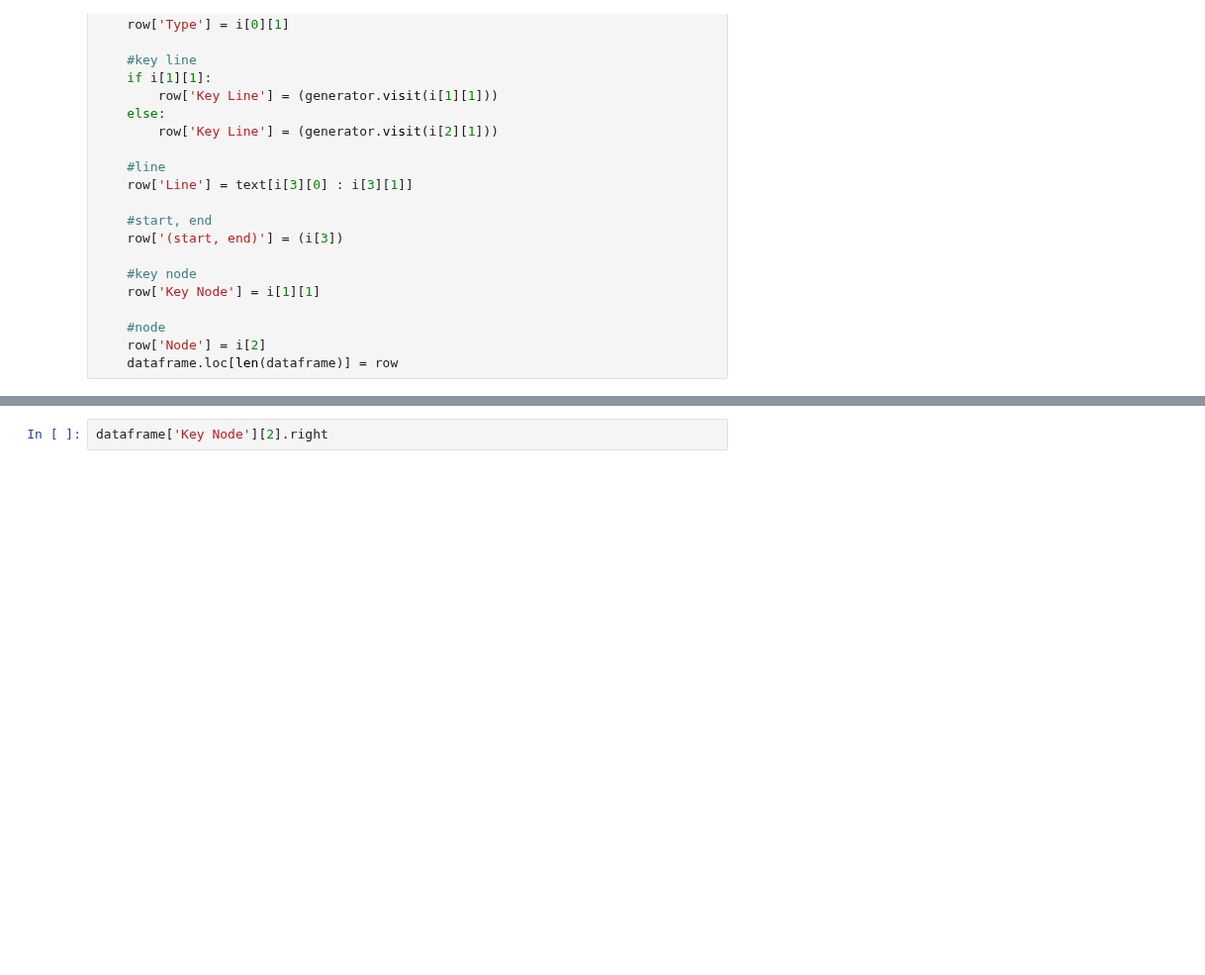
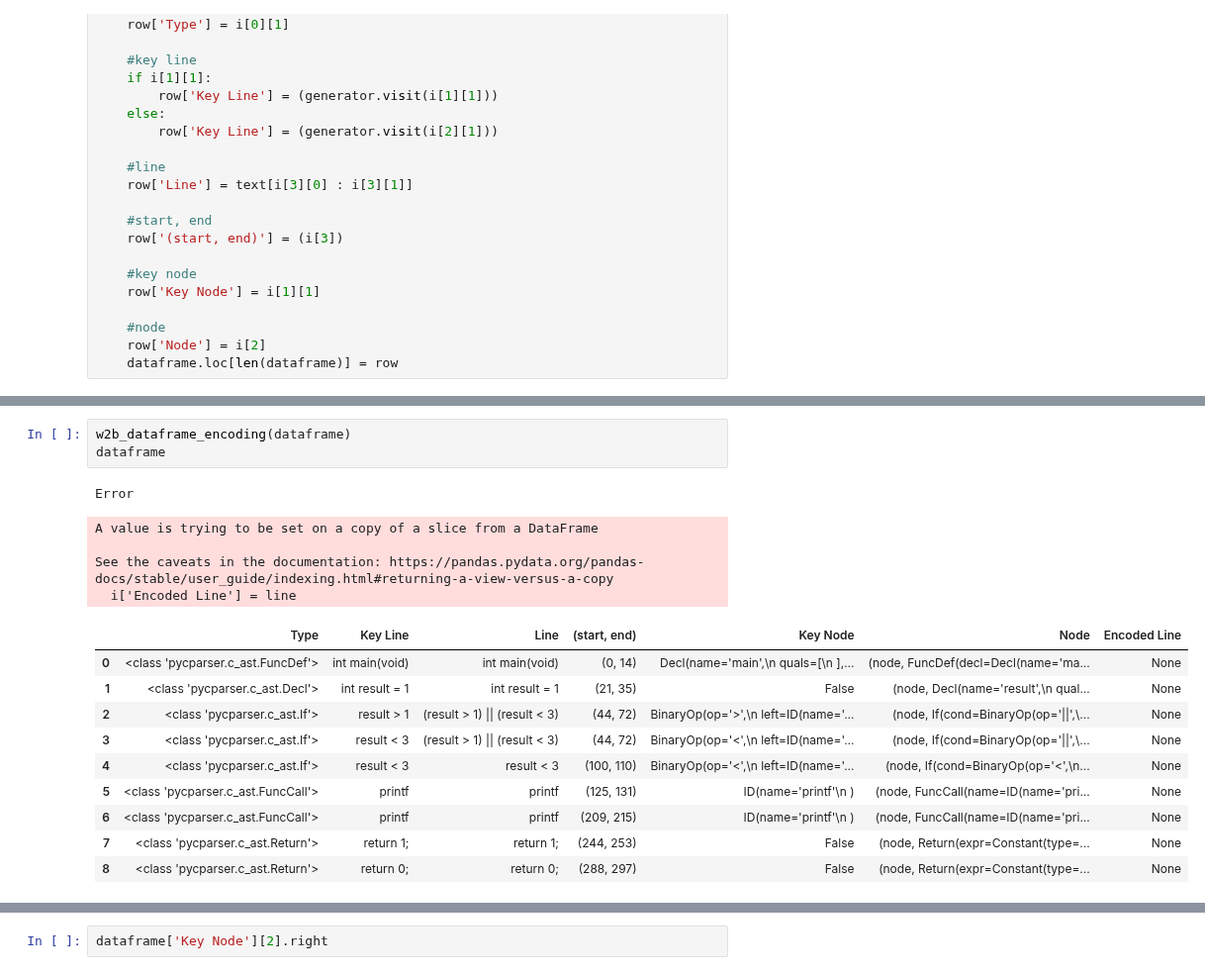
Before and after one commit to sakshmenon/Faulthunter-new-approach, a Jupyter notebook: Scripts/C_parser_prototype.ipynb, the cells around one changed output, grey strips where cells are left out. Shown at 99% size. Saved outputs shown, nothing was run; the diff lists cells and outputs as text; blank space fills up the shorter version.

```diff
--- a/Scripts/C_parser_prototype.ipynb
+++ b/Scripts/C_parser_prototype.ipynb
@@ -284,0 +329,19 @@ dataframe.head(10)
+# %%
+w2b_dataframe_encoding(dataframe)
+dataframe
+# %% [output]
+Error
+A value is trying to be set on a copy of a slice from a DataFrame
+
+See the caveats in the documentation: https://pandas.pydata.org/pandas-docs/stable/user_guide/indexing.html#returning-a-view-versus-a-copy
+  i['Encoded Line'] = line
+|  | Type | Key Line | Line | (start, end) | Key Node | Node | Encoded Line |
+| 0 | <class 'pycparser.c_ast.FuncDef'> | int main(void) | int main(void) | (0, 14) | Decl(name='main',\n quals=[\n ],... | (node, FuncDef(decl=Decl(name='ma... | None |
+| 1 | <class 'pycparser.c_ast.Decl'> | int result = 1 | int result = 1 | (21, 35) | False | (node, Decl(name='result',\n qual... | None |
+| 2 | <class 'pycparser.c_ast.If'> | result > 1 | (result > 1) || (result < 3) | (44, 72) | BinaryOp(op='>',\n left=ID(name='... | (node, If(cond=BinaryOp(op='||',\... | None |
+| 3 | <class 'pycparser.c_ast.If'> | result < 3 | (result > 1) || (result < 3) | (44, 72) | BinaryOp(op='<',\n left=ID(name='... | (node, If(cond=BinaryOp(op='||',\... | None |
+| 4 | <class 'pycparser.c_ast.If'> | result < 3 | result < 3 | (100, 110) | BinaryOp(op='<',\n left=ID(name='... | (node, If(cond=BinaryOp(op='<',\n... | None |
+| 5 | <class 'pycparser.c_ast.FuncCall'> | printf | printf | (125, 131) | ID(name='printf'\n ) | (node, FuncCall(name=ID(name='pri... | None |
+| 6 | <class 'pycparser.c_ast.FuncCall'> | printf | printf | (209, 215) | ID(name='printf'\n ) | (node, FuncCall(name=ID(name='pri... | None |
+| 7 | <class 'pycparser.c_ast.Return'> | return 1; | return 1; | (244, 253) | False | (node, Return(expr=Constant(type=... | None |
+| 8 | <class 'pycparser.c_ast.Return'> | return 0; | return 0; | (288, 297) | False | (node, Return(expr=Constant(type=... | None |
```
Also changed, not shown: parts of 12 cells of this notebook, 4 other files.
